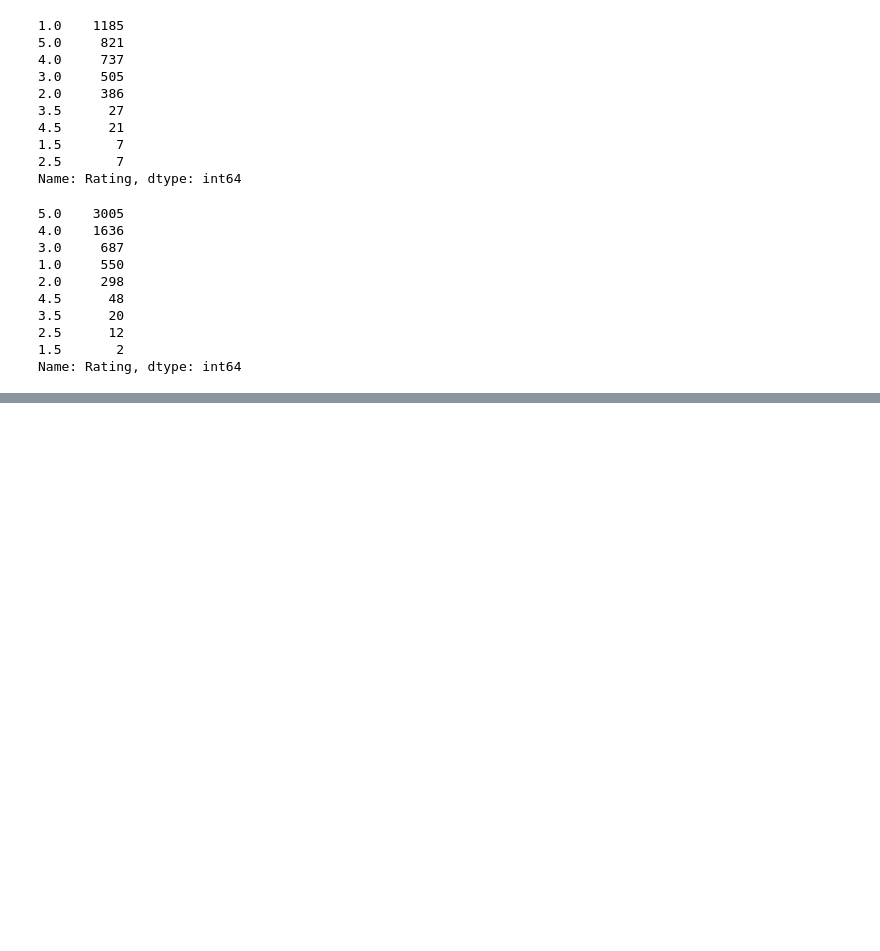
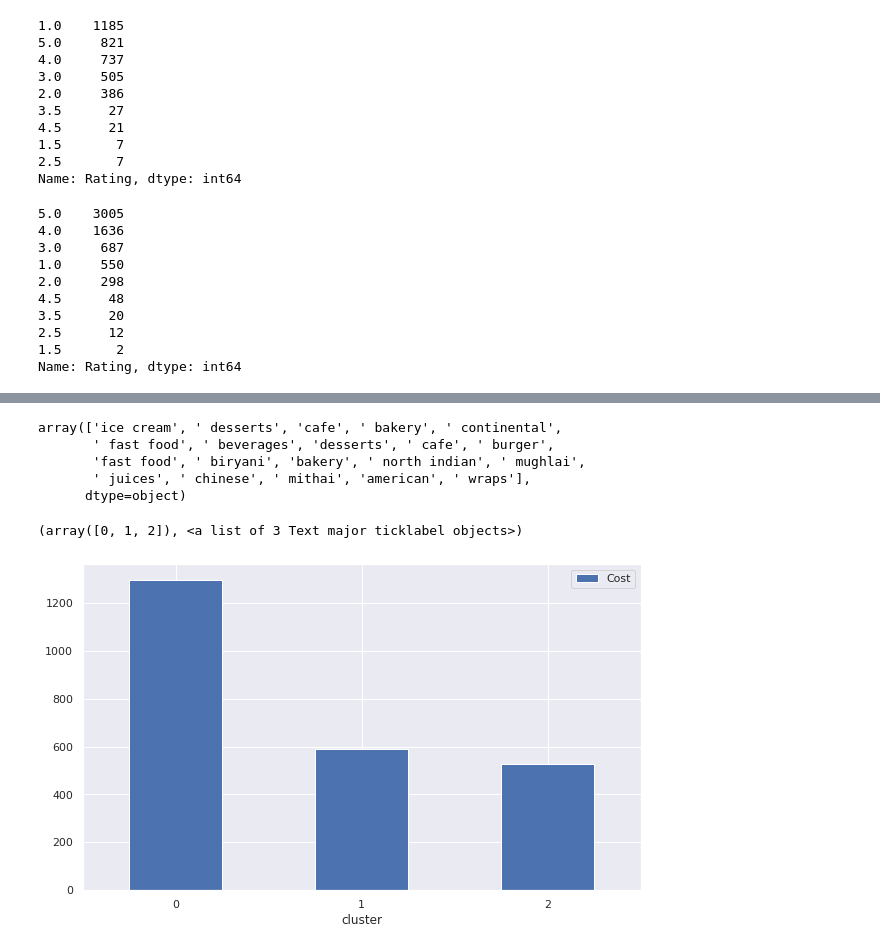
Before and after one commit to Aaryant31/ZOMATO-RESTAURANT-CLUSTERING-AND-SENTIMENT-ANALYSIS, a Jupyter notebook: Rahul_Kumar_Soni_ZOMATO_RESTAURANT_CLUSTERING_AND_SENTIMENT_ANALYSIS.ipynb, the cells around one changed output, grey strips where cells are left out. Saved outputs shown, nothing was run; the diff lists cells and outputs as text; code cells hidden in the pictures; blank space fills up the shorter version.

```diff
--- a/Rahul_Kumar_Soni_ZOMATO_RESTAURANT_CLUSTERING_AND_SENTIMENT_ANALYSIS.ipynb
+++ b/Rahul_Kumar_Soni_ZOMATO_RESTAURANT_CLUSTERING_AND_SENTIMENT_ANALYSIS.ipynb
@@ -1211,0 +1500,4 @@ Name: Rating, dtype: int64
+# %%
+km = KMeans(n_clusters=3)
+y_predicted = km.fit_predict(cluster_data_sc)
+y_predicted
@@ -1211,0 +1517,4 @@ Name: Rating, dtype: int64
+# %%
+cluster_df['cluster']=y_predicted
+# %%
+cluster_df['Cuisines'] = cluster_df['Cuisines'].apply(lambda x : x.split(","))
@@ -1211,0 +1557,14 @@ Name: Rating, dtype: int64
+# %%
+exploded[exploded["cluster"]==2]['Cuisines'].unique()
+# %% [output]
+array(['ice cream', ' desserts', 'cafe', ' bakery', ' continental',
+       ' fast food', ' beverages', 'desserts', ' cafe', ' burger',
+       'fast food', ' biryani', 'bakery', ' north indian', ' mughlai',
+       ' juices', ' chinese', ' mithai', 'american', ' wraps'],
+      dtype=object)
+# %%
+pd.DataFrame(cluster_df.groupby('cluster')['Cost'].mean()).plot(kind="bar")
+plt.xticks(rotation=0)
+# %% [output]
+(array([0, 1, 2]), <a list of 3 Text major ticklabel objects>)
+[figure, added]
```
Also changed, not shown: parts of 73 cells of this notebook.
